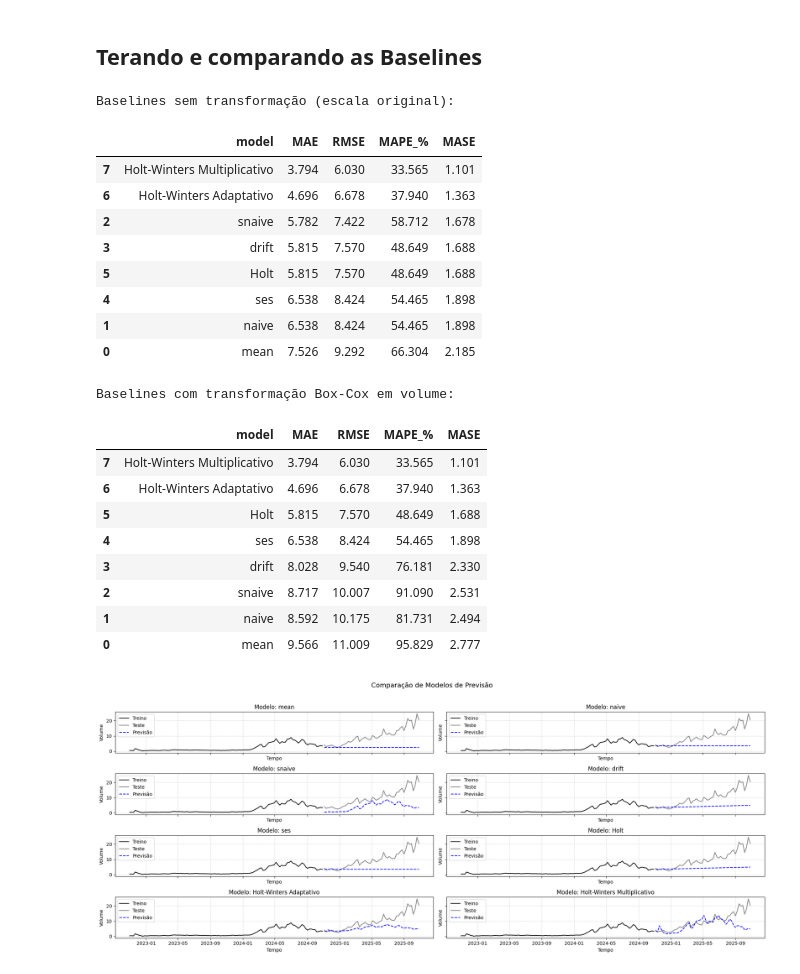
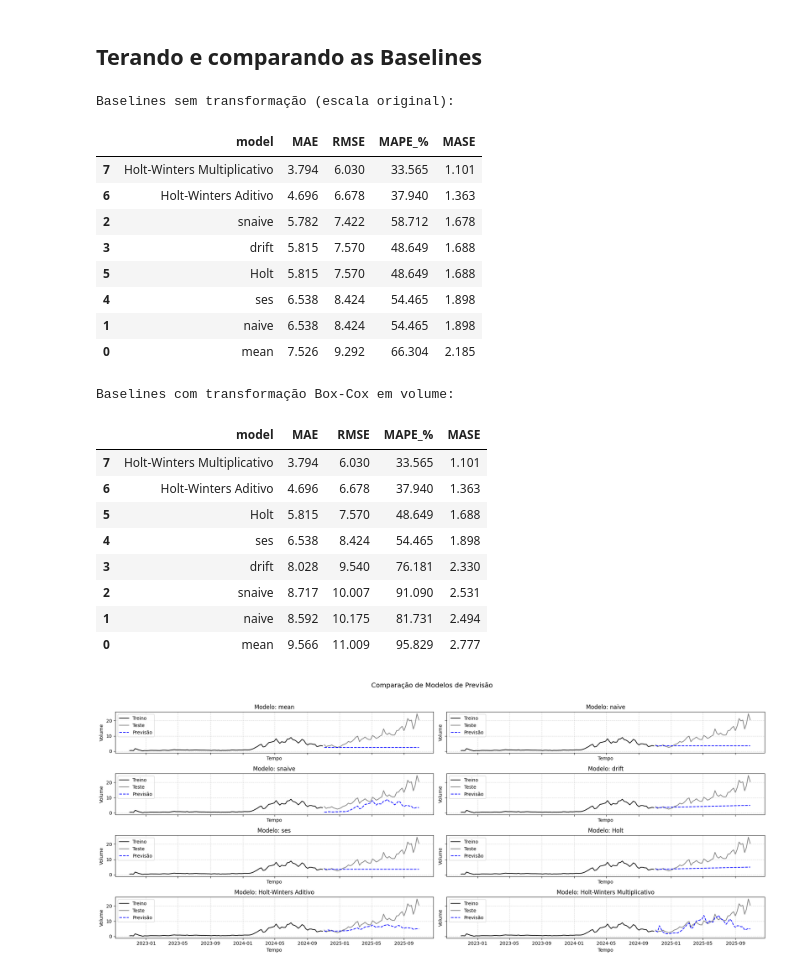
Before and after one commit to GuilhermeCastilho02/Series-Temporais-A2, a Jupyter notebook: trabalho_a2.ipynb, the cells around one changed output. Cells and saved outputs as stored; diff of their text form; code cells hidden in the pictures.

Commit message:
Correct name

```diff
--- a/trabalho_a2.ipynb
+++ b/trabalho_a2.ipynb
@@ -249,7 +249,7 @@ preds = {
     "drift": fit_pred("drift", sp=1),
     "ses": pd.Series(ses_pred, index=y_te.index, name=target_name),
     "Holt": pd.Series(holt_pred, index=y_te.index, name=target_name),
-    "Holt-Winters Adaptativo": pd.Series(hw_pred, index=y_te.index, name=target_name),
+    "Holt-Winters Aditivo": pd.Series(hw_pred, index=y_te.index, name=target_name),
     "Holt-Winters Multiplicativo": pd.Series(hw_mul_pred, index=y_te.index, name=target_name)
 }
 
@@ -268,35 +268,35 @@ y_tr_bc, y_te_bc = y_bc.iloc[:-h], y_bc.iloc[-h:]
 
 fh_bc = ForecastingHorizon(np.arange(1, h + 1), is_relative=True)
 
 preds_bc = {
     "mean":  fit_pred_bc("mean", sp=1),
     "naive": fit_pred_bc("last", sp=1),
     "snaive": fit_pred_bc("last", sp=52),   # sazonal
     "drift": fit_pred_bc("drift", sp=1),
     "ses": pd.Series(ses_pred, index=y_te.index, name=target_name),
     "Holt": pd.Series(holt_pred, index=y_te.index, name=target_name),
-    "Holt-Winters Adaptativo": pd.Series(hw_pred, index=y_te.index, name=target_name),
+    "Holt-Winters Aditivo": pd.Series(hw_pred, index=y_te.index, name=target_name),
     "Holt-Winters Multiplicativo": pd.Series(hw_mul_pred, index=y_te.index, name=target_name)
 }
 
 metrics_bc = []
 for name, yhat_bc in preds_bc.items():
     row = calculate_metrics(name, yhat_bc)
     metrics_bc.append(row)
 
 metrics_baselines_bc = pd.DataFrame(metrics_bc).sort_values("RMSE").round(3)
 
 # Mostrar as duas tabelas na mesma célula
 print("Baselines sem transformação (escala original):")
 display(baseline_metrics)
 
 print("\nBaselines com transformação Box-Cox em volume:")
 display(metrics_baselines_bc)
 # %% [output]
 Baselines sem transformação (escala original):
 |  | model | MAE | RMSE | MAPE_% | MASE |
 | 7 | Holt-Winters Multiplicativo | 3.794 | 6.030 | 33.565 | 1.101 |
-| 6 | Holt-Winters Adaptativo | 4.696 | 6.678 | 37.940 | 1.363 |
+| 6 | Holt-Winters Aditivo | 4.696 | 6.678 | 37.940 | 1.363 |
 | 2 | snaive | 5.782 | 7.422 | 58.712 | 1.678 |
 | 3 | drift | 5.815 | 7.570 | 48.649 | 1.688 |
 | 5 | Holt | 5.815 | 7.570 | 48.649 | 1.688 |
@@ -306,7 +306,7 @@ Baselines sem transformação (escala original):
 Baselines com transformação Box-Cox em volume:
 |  | model | MAE | RMSE | MAPE_% | MASE |
 | 7 | Holt-Winters Multiplicativo | 3.794 | 6.030 | 33.565 | 1.101 |
-| 6 | Holt-Winters Adaptativo | 4.696 | 6.678 | 37.940 | 1.363 |
+| 6 | Holt-Winters Aditivo | 4.696 | 6.678 | 37.940 | 1.363 |
 | 5 | Holt | 5.815 | 7.570 | 48.649 | 1.688 |
 | 4 | ses | 6.538 | 8.424 | 54.465 | 1.898 |
 | 3 | drift | 8.028 | 9.540 | 76.181 | 2.330 |
```
Also changed, not shown: parts of 4 cells of this notebook.
